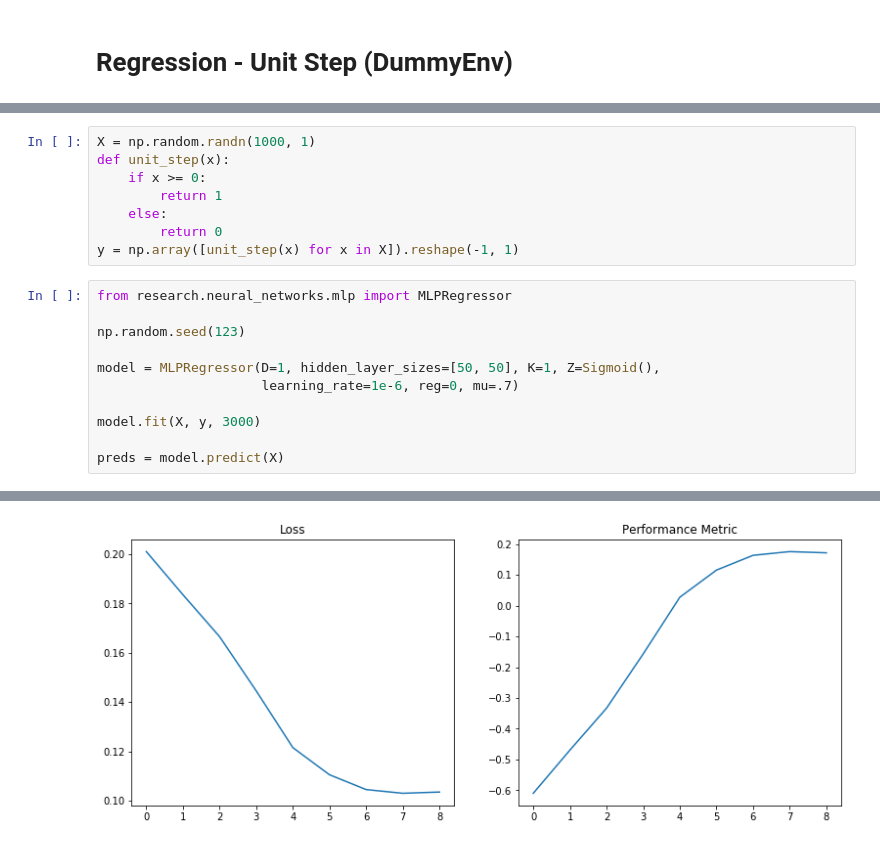
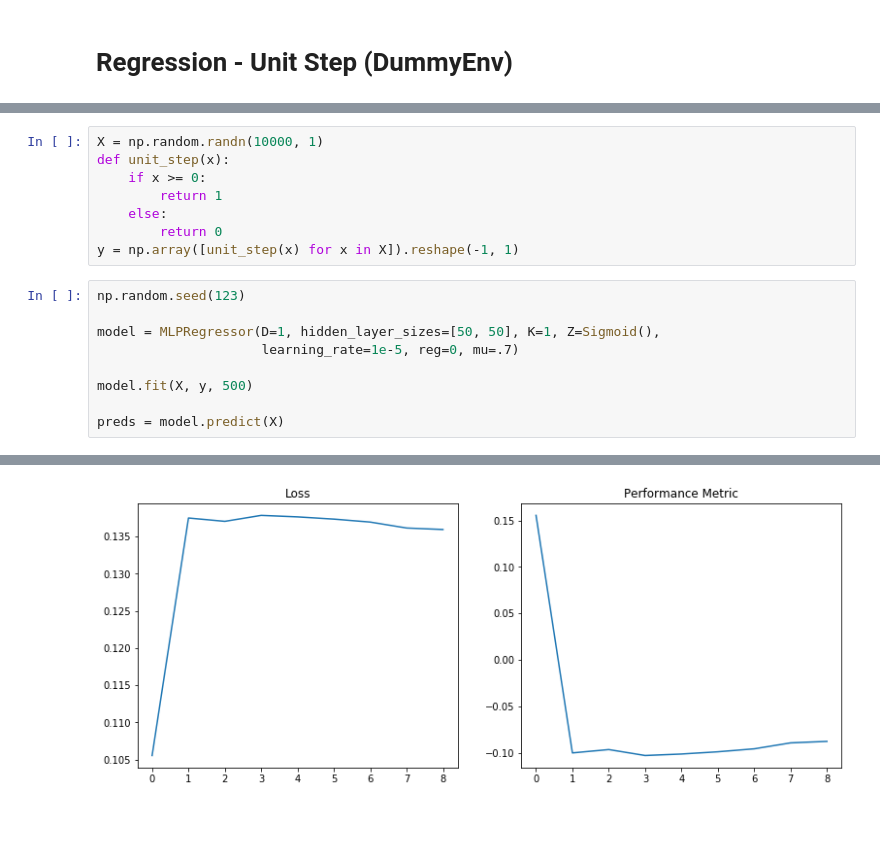
Before and after one commit to jackblandin/research, a Jupyter notebook: experiments/neural_networks/mlp.ipynb, the cells around one changed output, grey strips where cells are left out. Cells and saved outputs as stored; diff of their text form; blank space fills up the shorter version.

```diff
--- a/experiments/nn/mlp.ipynb
+++ b/experiments/neural_networks/mlp.ipynb
@@ -1642,5 +1284,5 @@ from research.neural_networks.mlp import MLPRegressor, ReLU, Sigmoid
 # %%
-X = np.random.randn(1000, 1)
+X = np.random.randn(10000, 1)
 def unit_step(x):
     if x >= 0:
         return 1
@@ -1648,14 +1290,12 @@ def unit_step(x):
         return 0
 y = np.array([unit_step(x) for x in X]).reshape(-1, 1)
 # %%
-from research.neural_networks.mlp import MLPRegressor
-
 np.random.seed(123)
 
 model = MLPRegressor(D=1, hidden_layer_sizes=[50, 50], K=1, Z=Sigmoid(),
-                     learning_rate=1e-6, reg=0, mu=.7)
+                     learning_rate=1e-5, reg=0, mu=.7)
 
-model.fit(X, y, 3000)
+model.fit(X, y, 500)
 
 preds = model.predict(X)
 # %% [output]
@@ -1672,3 +1312,3 @@ epoch: 2700, loss: 0.10, performance_metric: 0.1713, max weight: 3.580, max weig
-[figure, old version]
+[figure, new version]
 # %%
 import matplotlib.pyplot as plt
```
Also changed, not shown: parts of 22 cells of this notebook, 1 other file.
